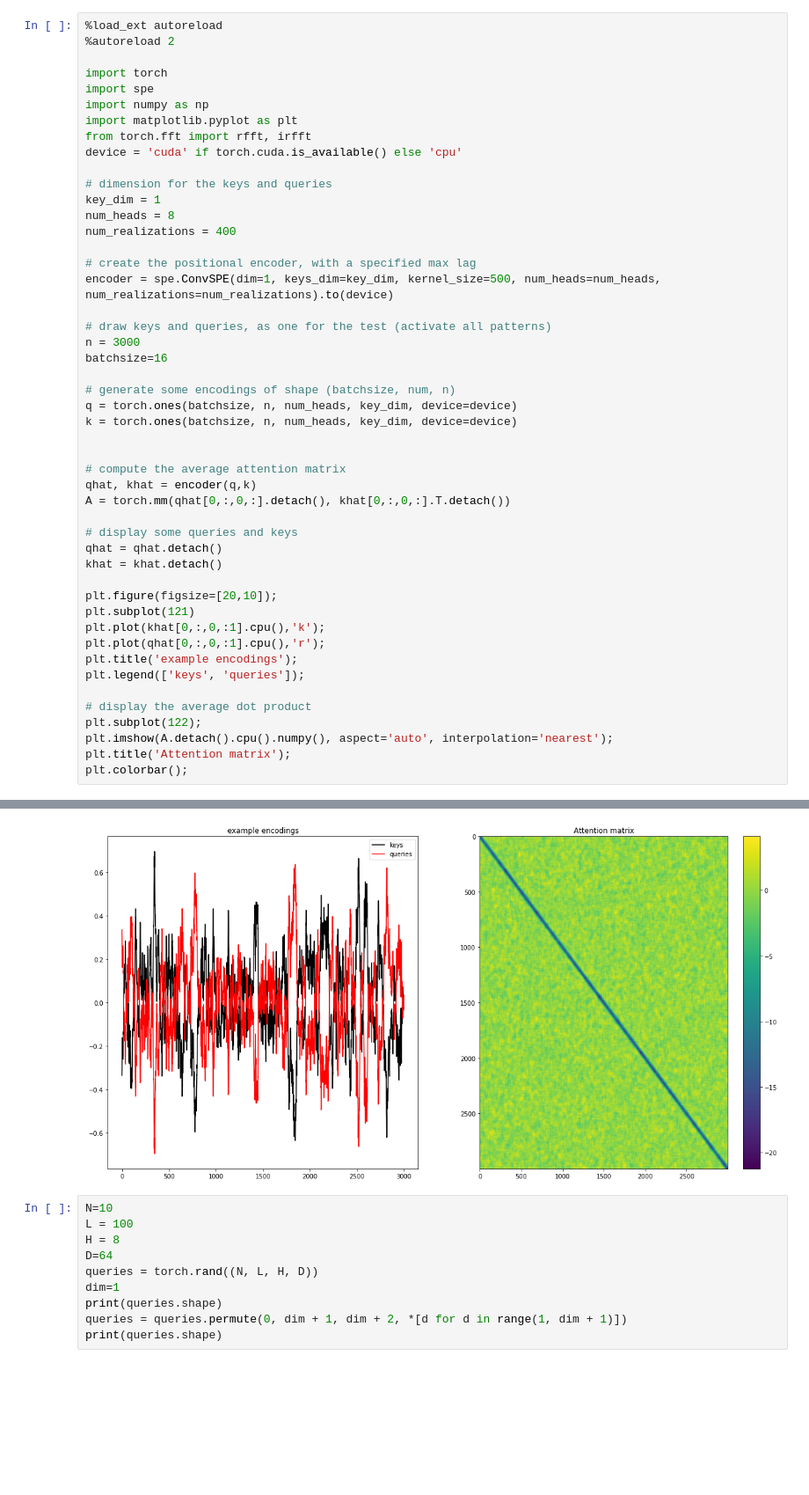
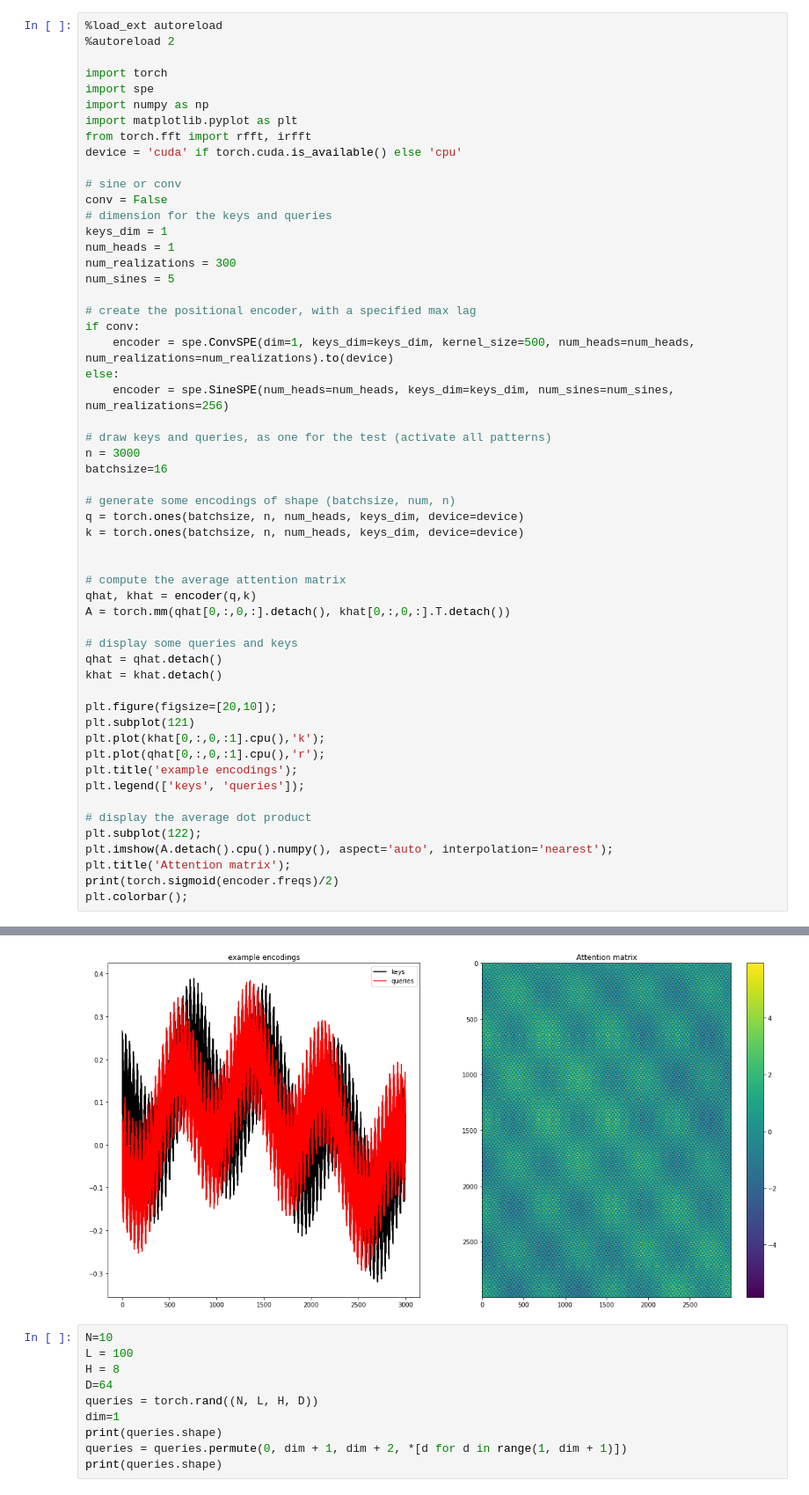
Before and after one commit to aliutkus/spe, a Jupyter notebook: dev/examples/test_spe.ipynb, the cells around one changed output, grey strips where cells are left out. Shown at 88% size. Cells and saved outputs as stored; diff of their text form; blank space fills up the shorter version.

Commit message:
sineSPE added

```diff
--- a/dev/examples/test_spe.ipynb
+++ b/dev/examples/test_spe.ipynb
@@ -9,21 +9,27 @@ import matplotlib.pyplot as plt
 from torch.fft import rfft, irfft
 device = 'cuda' if torch.cuda.is_available() else 'cpu'
 
+# sine or conv
+conv = False
 # dimension for the keys and queries
-key_dim = 1
-num_heads = 8
-num_realizations = 400
+keys_dim = 1
+num_heads = 1
+num_realizations = 300
+num_sines = 5
 
 # create the positional encoder, with a specified max lag
-encoder = spe.ConvSPE(dim=1, keys_dim=key_dim, kernel_size=500, num_heads=num_heads, num_realizations=num_realizations).to(device)
+if conv:
+    encoder = spe.ConvSPE(dim=1, keys_dim=keys_dim, kernel_size=500, num_heads=num_heads, num_realizations=num_realizations).to(device)
+else:
+    encoder = spe.SineSPE(num_heads=num_heads, keys_dim=keys_dim, num_sines=num_sines, num_realizations=256)
 
 # draw keys and queries, as one for the test (activate all patterns)
 n = 3000
 batchsize=16
 
 # generate some encodings of shape (batchsize, num, n)
-q = torch.ones(batchsize, n, num_heads, key_dim, device=device)
-k = torch.ones(batchsize, n, num_heads, key_dim, device=device)
+q = torch.ones(batchsize, n, num_heads, keys_dim, device=device)
+k = torch.ones(batchsize, n, num_heads, keys_dim, device=device)
 
 
 # compute the average attention matrix
@@ -45,5 +51,6 @@ plt.legend(['keys', 'queries']);
 plt.subplot(122);
 plt.imshow(A.detach().cpu().numpy(), aspect='auto', interpolation='nearest');
 plt.title('Attention matrix');
+print(torch.sigmoid(encoder.freqs)/2)
 plt.colorbar();
 # %% [output]
@@ -50,4 +60,4 @@ plt.colorbar();
-[figure, old version]
+[figure, new version]
 # %%
 N=10
 L = 100
```
Also changed, not shown: parts of 3 cells of this notebook, 2 other files.
